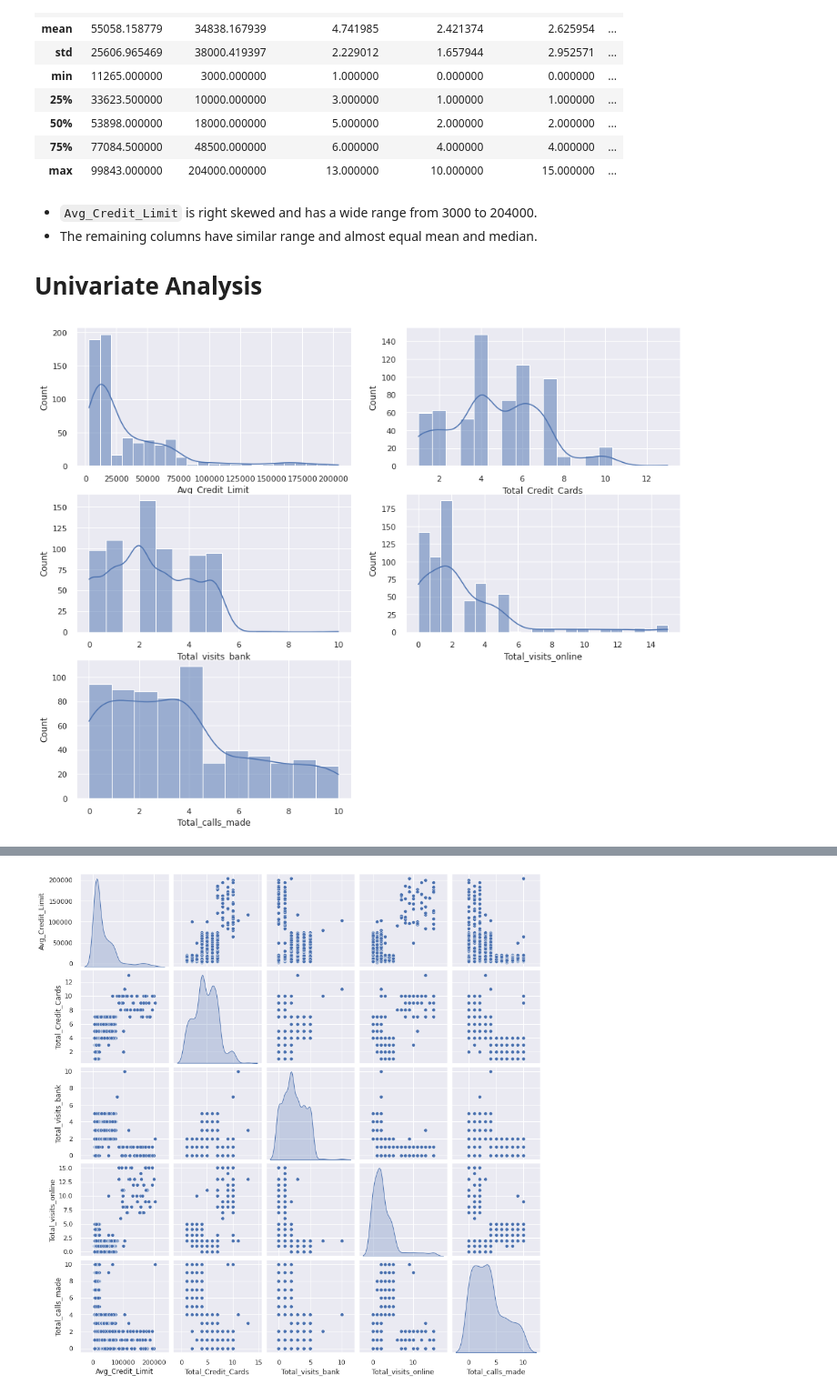
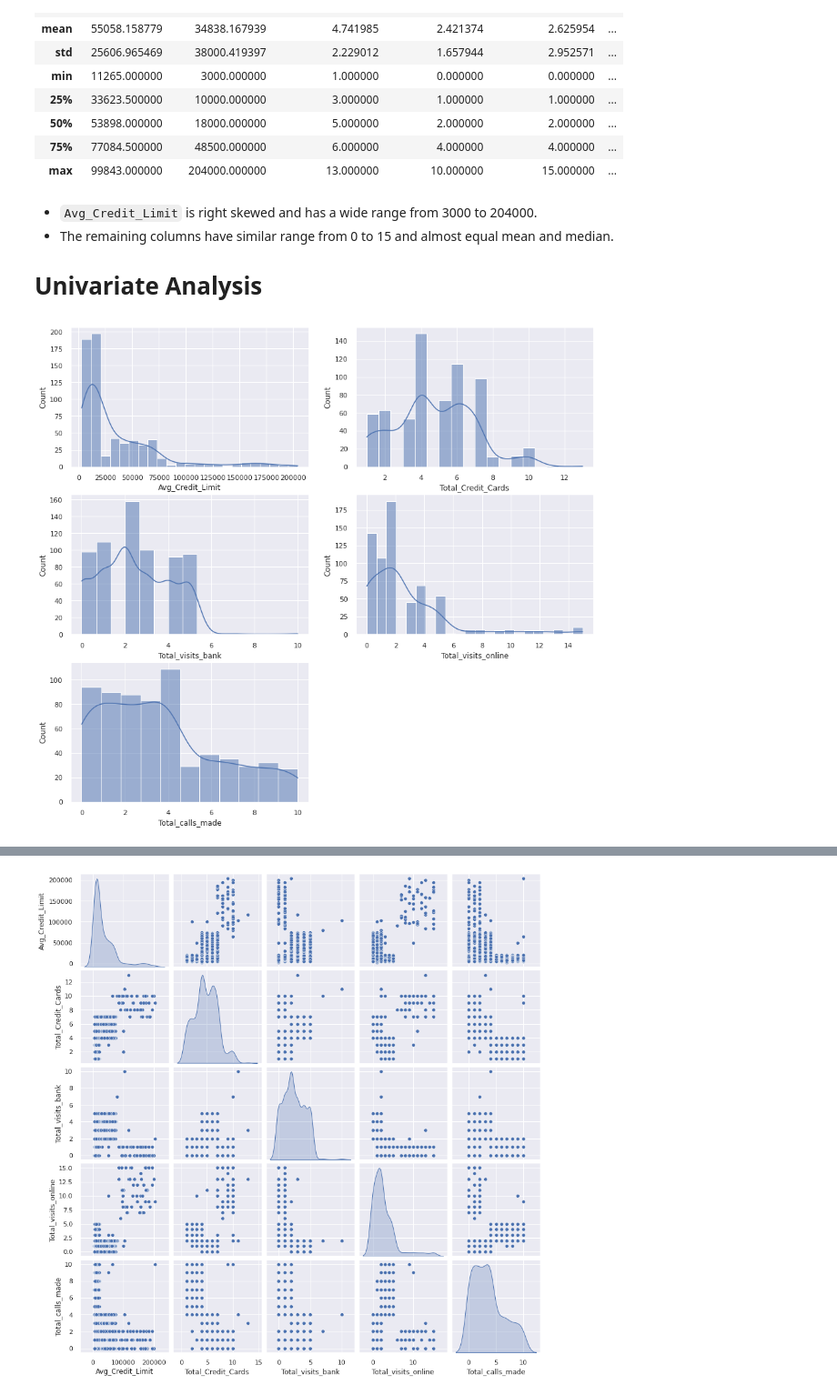
Before and after one commit to liangym2014/Data-science-and-machine-learning, a Jupyter notebook: 6.AllLife_Bank_Customer_Segmentation_Solution.ipynb, the cells around one changed output, grey strips where cells are left out. Shown at 91% size. Saved outputs shown, nothing was run; the diff lists cells and outputs as text; code cells hidden in the pictures.

```diff
--- a/6.AllLife_Bank_Customer_Segmentation_Solution.ipynb
+++ b/6.AllLife_Bank_Customer_Segmentation_Solution.ipynb
@@ -146,13 +146,13 @@ df[df.Customer_Key.isin(duplicate_keys)].sort_values(by = "Customer_Key")    # s
 **Combine duplicate records.**
 # %%
 attribute_cols = df.columns.to_list()[2:]   # attibute column to combine
-idx = df[df.Customer_Key.isin(duplicate_keys)].sort_values(by = "Customer_Key").index  # index of duplicate rows
+idx = df[df.Customer_Key.isin(duplicate_keys)].sort_values(by = "Customer_Key").index  # indices of duplicate rows
 
 for i in range(0, len(idx), 2):
     for col in attribute_cols:
         df.loc[idx[i], col] += df.loc[idx[i + 1], col]   # merge the latter record to the first one
 
-df = df.drop(index = [432, 332, 541, 398, 632])   # keep the first occurrence
+df = df.drop_duplicates(subset = "Customer_Key", keep = 'first') # keep the first occurrence
 df[df.Customer_Key.isin(duplicate_keys)].sort_values(by = "Customer_Key")  # check duplicates again
 # %% [output]
 |  | Sl_No | Customer_Key | Avg_Credit_Limit | Total_Credit_Cards | Total_visits_bank | Total_visits_online | ... |
@@ -181,14 +181,14 @@ df.describe()
 | max | 99843.000000 | 204000.000000 | 13.000000 | 10.000000 | 15.000000 | ... |
 # %% [markdown]
 - `Avg_Credit_Limit` is right skewed and has a wide range from 3000 to 204000.
-- The remaining columns have similar range and almost equal mean and median.
+- The remaining columns have similar range from 0 to 15 and almost equal mean and median.
 
 # Univariate Analysis
 # %%
-plt.figure(figsize = (15,12))
+plt.figure(figsize = (15,14))
 for i,col in enumerate(attribute_cols):
     plt.subplot(3, 2, i + 1)
     sns.histplot(df[col], kde = True);
 # %% [output]
-[figure, old version]
+[figure, new version]
 # %%
```
Also changed, not shown: parts of 17 cells of this notebook.
